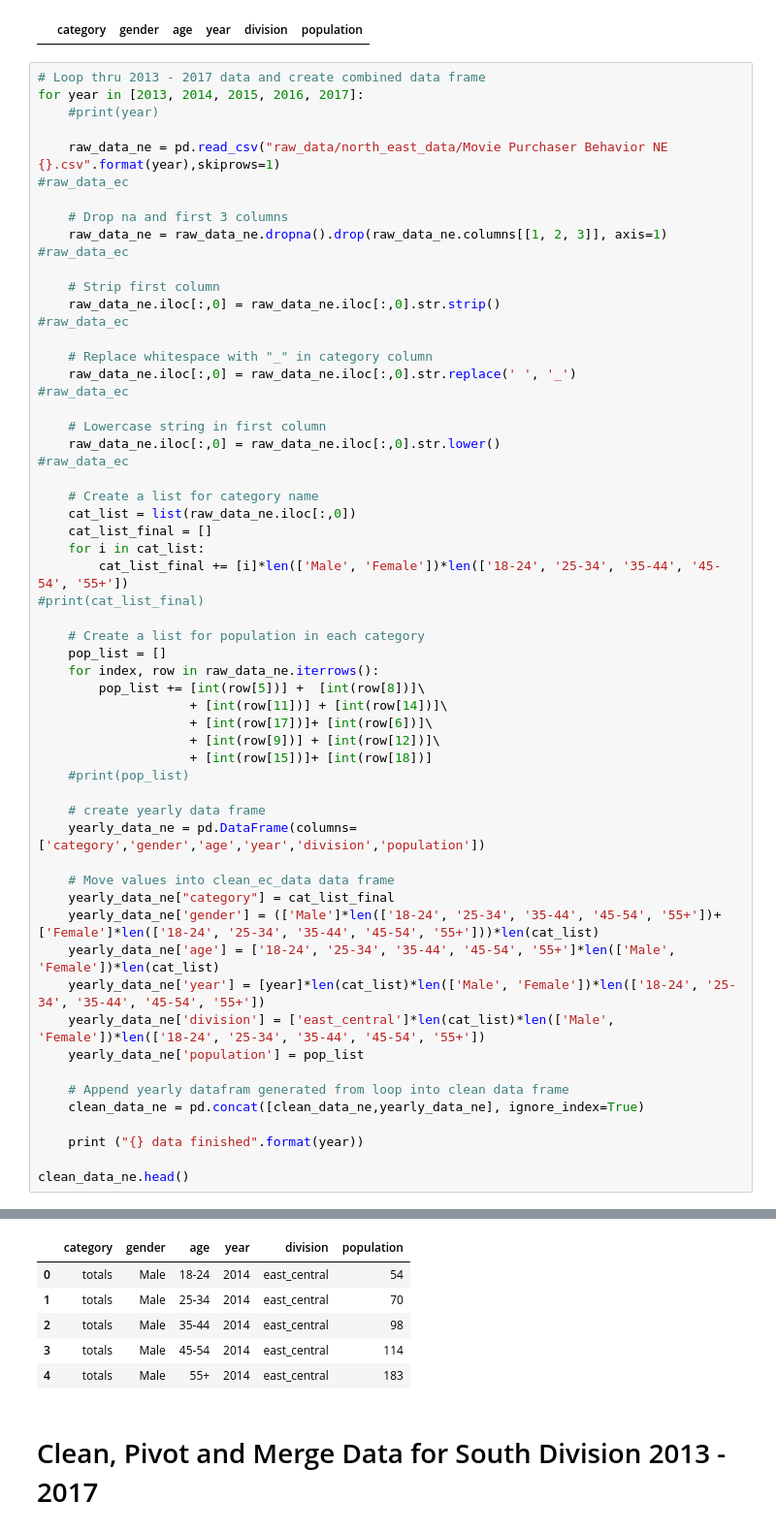
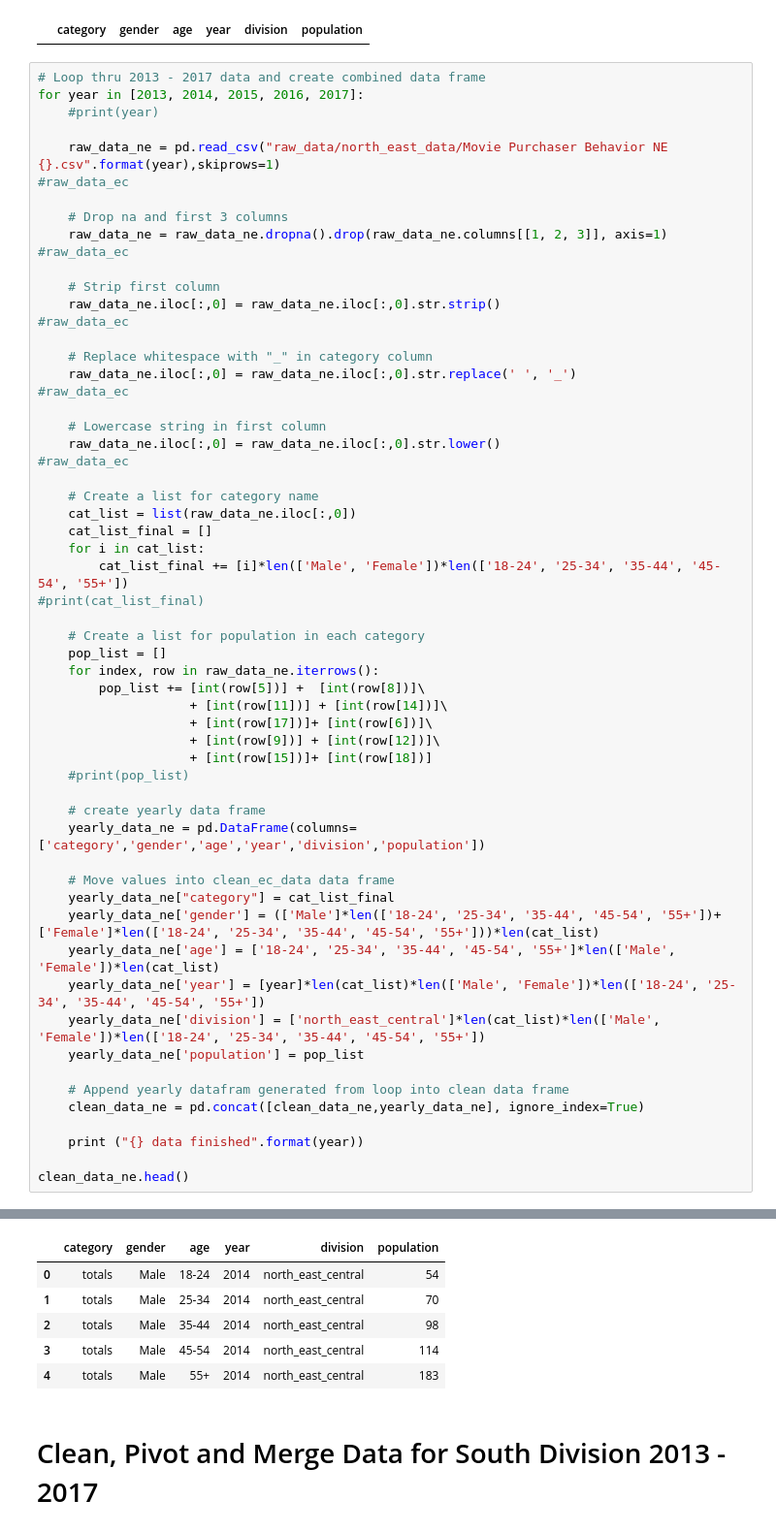
Before and after one commit to david880110/Media-Behavior-Trends-Analytics, a Jupyter notebook: data_engineering.ipynb, the cells around one changed output, grey strips where cells are left out. Shown: that part at 97% size. Saved outputs shown, nothing was run; the diff lists cells and outputs as text.

```diff
--- a/data_engineering.ipynb
+++ b/data_engineering.ipynb
@@ -125,39 +125,39 @@ for year in [2013, 2014, 2015, 2016, 2017]:
         pop_list += [int(row[5])] +  [int(row[8])]\
                     + [int(row[11])] + [int(row[14])]\
                     + [int(row[17])]+ [int(row[6])]\
                     + [int(row[9])] + [int(row[12])]\
                     + [int(row[15])]+ [int(row[18])]
     #print(pop_list)
 
     # create yearly data frame
     yearly_data_ne = pd.DataFrame(columns=['category','gender','age','year','division','population'])
 
     # Move values into clean_ec_data data frame
     yearly_data_ne["category"] = cat_list_final
     yearly_data_ne['gender'] = (['Male']*len(['18-24', '25-34', '35-44', '45-54', '55+'])+['Female']*len(['18-24', '25-34', '35-44', '45-54', '55+']))*len(cat_list)
     yearly_data_ne['age'] = ['18-24', '25-34', '35-44', '45-54', '55+']*len(['Male', 'Female'])*len(cat_list)
     yearly_data_ne['year'] = [year]*len(cat_list)*len(['Male', 'Female'])*len(['18-24', '25-34', '35-44', '45-54', '55+'])
-    yearly_data_ne['division'] = ['east_central']*len(cat_list)*len(['Male', 'Female'])*len(['18-24', '25-34', '35-44', '45-54', '55+'])
+    yearly_data_ne['division'] = ['north_east_central']*len(cat_list)*len(['Male', 'Female'])*len(['18-24', '25-34', '35-44', '45-54', '55+'])
     yearly_data_ne['population'] = pop_list
 
     # Append yearly datafram generated from loop into clean data frame
     clean_data_ne = pd.concat([clean_data_ne,yearly_data_ne], ignore_index=True)
 
     print ("{} data finished".format(year))
 
 clean_data_ne.head()
 # %% [output]
 2013 data finished
 2014 data finished
 2015 data finished
 2016 data finished
 2017 data finished
 |  | category | gender | age | year | division | population |
-| 0 | totals | Male | 18-24 | 2014 | east_central | 54 |
-| 1 | totals | Male | 25-34 | 2014 | east_central | 70 |
-| 2 | totals | Male | 35-44 | 2014 | east_central | 98 |
-| 3 | totals | Male | 45-54 | 2014 | east_central | 114 |
-| 4 | totals | Male | 55+ | 2014 | east_central | 183 |
+| 0 | totals | Male | 18-24 | 2014 | north_east_central | 54 |
+| 1 | totals | Male | 25-34 | 2014 | north_east_central | 70 |
+| 2 | totals | Male | 35-44 | 2014 | north_east_central | 98 |
+| 3 | totals | Male | 45-54 | 2014 | north_east_central | 114 |
+| 4 | totals | Male | 55+ | 2014 | north_east_central | 183 |
 # %% [markdown]
 # Clean, Pivot and Merge Data for South Division 2013 - 2017
 # %%
```
Also changed, not shown: parts of 5 cells of this notebook, 6 other files.
